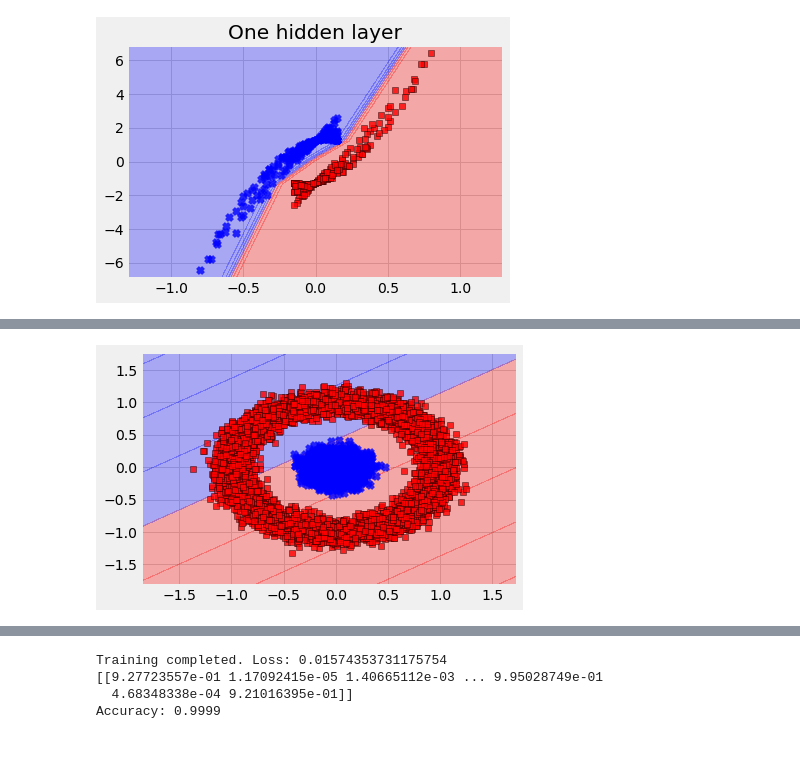
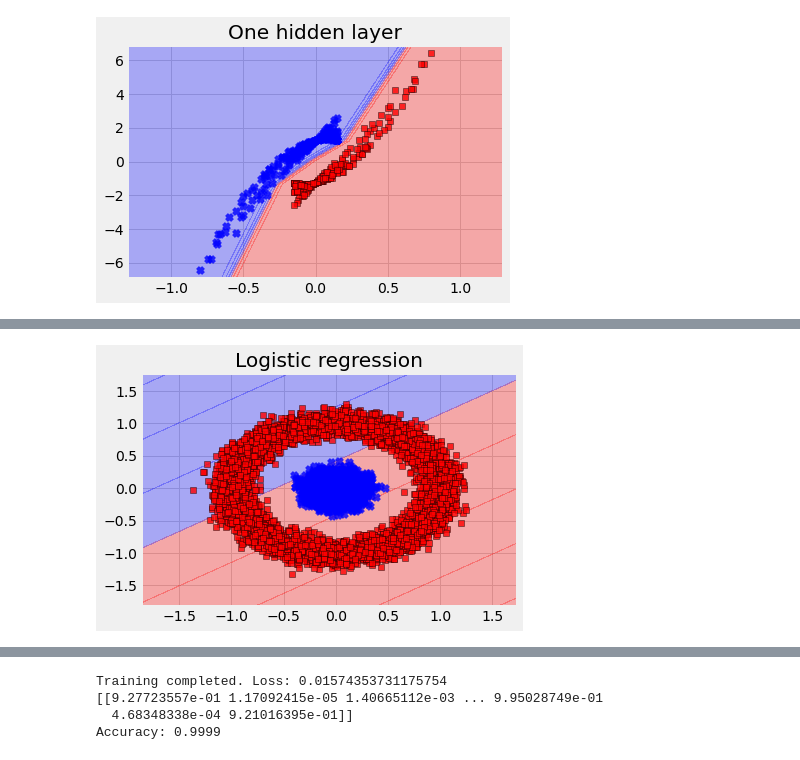
Before and after one commit to kaletap/neural-network, a Jupyter notebook: 02_demo_classification.ipynb, the cells around one changed output, grey strips where cells are left out. Drawn from its saved outputs; the diff is of its cells as text; code cells hidden in the pictures.

```diff
--- a/02_demo_classification.ipynb
+++ b/02_demo_classification.ipynb
@@ -160,0 +169,5 @@ We see that non-linear neural network is able to bend the decision boundary and
+# %%
+np.random.seed(1)
+net = NeuralNetwork(3, [(10, Relu()), (1, Sigmoid())], QuadraticLoss(), sd=1e-2)
+train_and_plot_net(net, lr=0.01, n_iter=200_000)
+plt.title("One hidden layer - quadratic loss");
@@ -182,5 +203,6 @@ def train_and_plot_net(net, **kwargs):
     plot_decision_regions(x, y_train[0], net)
 # %%
 net = NeuralNetwork(3, [(1, Sigmoid())], BinomialLoss(), sd=1e-3)
-train_and_plot_net(net, lr=0.01, n_iter=50_000)
+train_and_plot_net(net, lr=0.01, n_iter=10_000)
+plt.title("Logistic regression");
 # %% [output]
@@ -189,5 +210,5 @@ Training completed. Loss: 0.8250306668076284
 Accuracy: 0.5
-[figure, old version]
+[figure, new version]
 # %%
 np.random.seed(2)
 net = NeuralNetwork(3, [(10, Relu()), (1, Sigmoid())], BinomialLoss(), sd=1e-2)
```
Also changed, not shown: parts of 12 cells of this notebook, 2 other files.
